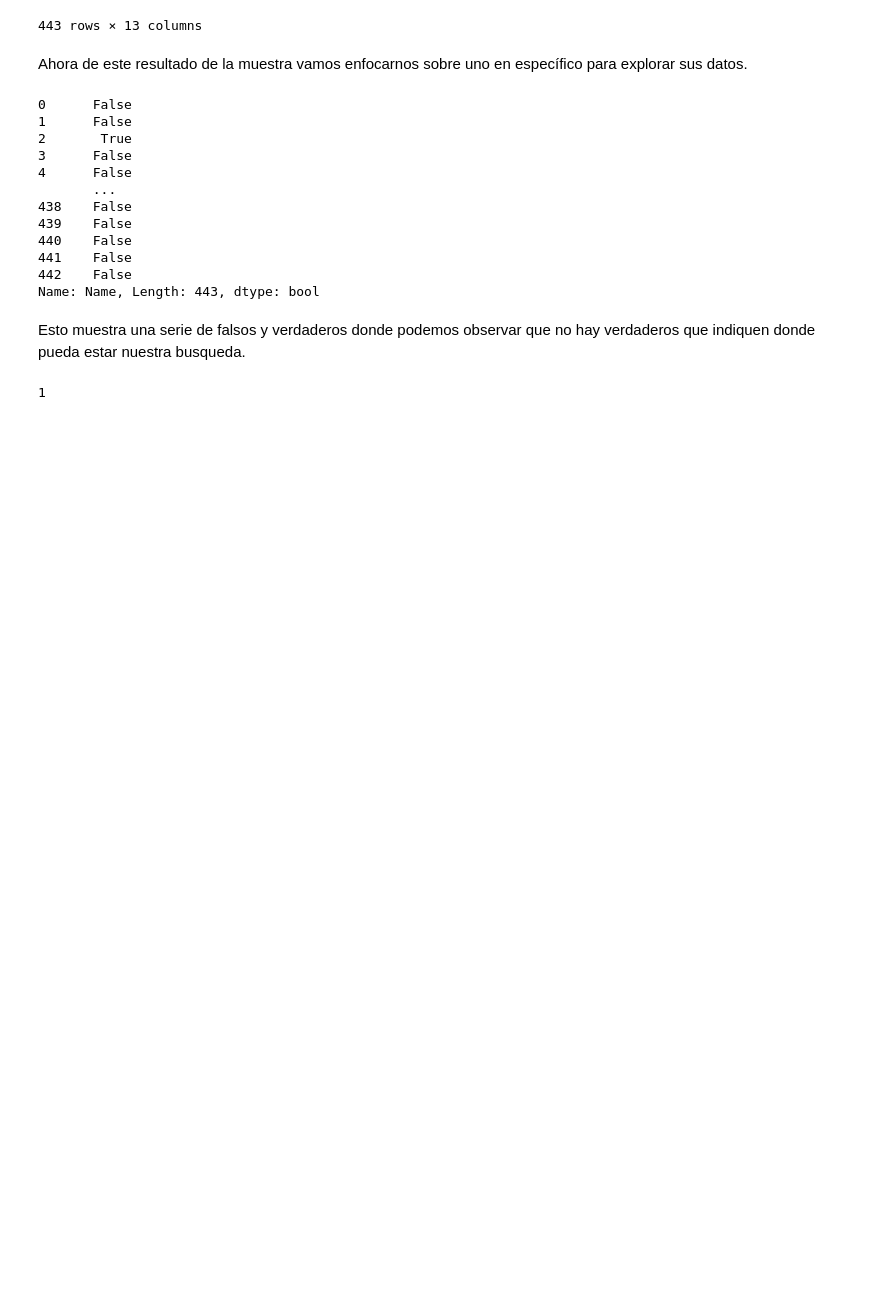
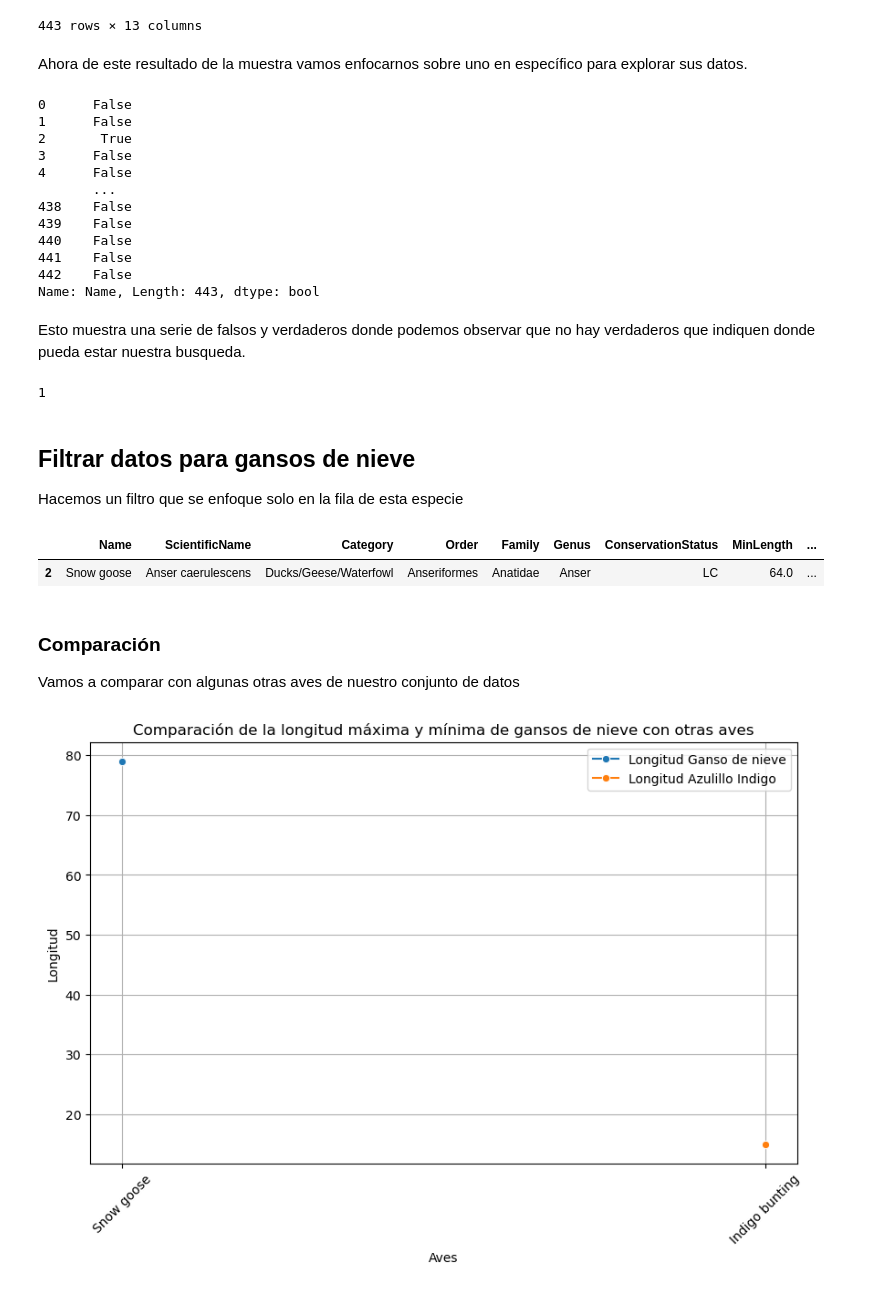
Before and after one commit to Yoel-Gasca/Data-Science-Lessons, a Jupyter notebook: 3-Visualizacion-de-Datos/09-Cantidades/asignament.ipynb, the cells around one changed output. Cells and saved outputs as stored; diff of their text form; code cells hidden in the pictures; blank space fills up the shorter version.

Commit message:
Data-Visualization: Visualization quantities Task Completed

```diff
--- a/3-Visualizacion-de-Datos/09-Cantidades/asignament.ipynb
+++ b/3-Visualizacion-de-Datos/09-Cantidades/asignament.ipynb
@@ -46,3 +46,32 @@ Esto muestra una serie de falsos y verdaderos donde podemos observar que no hay
 sum((birds.Name == 'Snow goose'))
 # %% [output]
 1
+# %% [markdown]
+## Filtrar datos para gansos de nieve
+
+Hacemos un filtro que se enfoque solo en la fila de esta especie
+# %%
+snow_goose_data = birds[birds['Name'] == 'Snow goose']
+snow_goose_data
+# %% [output]
+|  | Name | ScientificName | Category | Order | Family | Genus | ConservationStatus | MinLength | ... |
+| 2 | Snow goose | Anser caerulescens | Ducks/Geese/Waterfowl | Anseriformes | Anatidae | Anser | LC | 64.0 | ... |
+# %% [markdown]
+### Comparación
+Vamos a comparar con algunas otras aves de nuestro conjunto de datos
+# %%
+indigoBuntingData= birds[birds['Name'] == 'Indigo bunting']
+# %%
+import seaborn as sns
+
+plt.figure(figsize=(10, 6))
+sns.lineplot(x='Name', y='MaxLength', data=snow_goose_data, marker='o', label='Longitud Ganso de nieve')
+sns.lineplot(x='Name', y='MaxLength', data=indigoBuntingData, marker='o', label='Longitud Azulillo Indigo')
+plt.title('Comparación de la longitud máxima y mínima de gansos de nieve con otras aves')
+plt.xlabel('Aves')
+plt.ylabel('Longitud')
+plt.xticks(rotation=45)
+plt.grid(True)
+plt.show()
+# %% [output]
+[figure, added]
```
Also changed, not shown: parts of 5 cells of this notebook.
